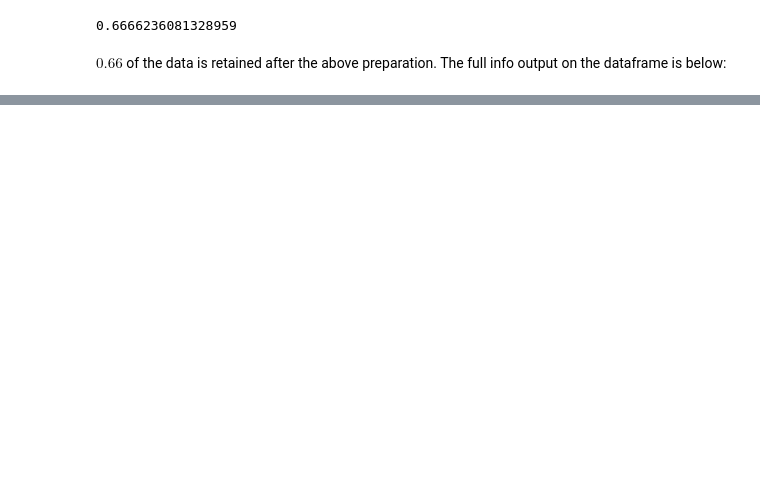
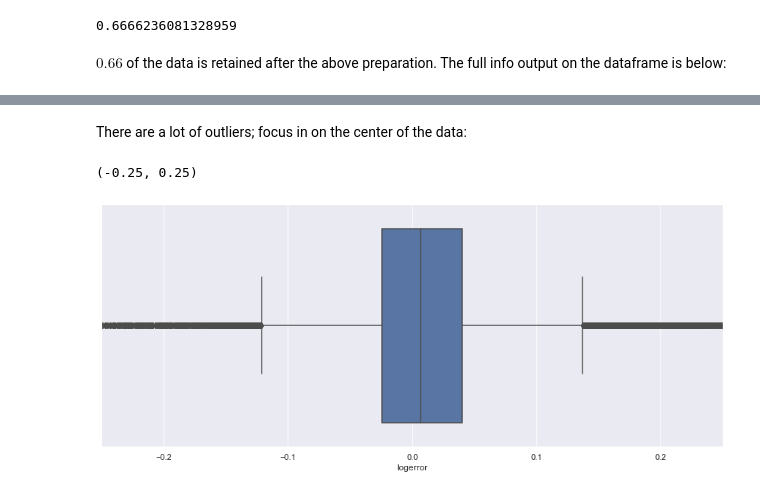
Before and after one commit to stephenfitzsimon/zillow_clustering_project, a Jupyter notebook: final_report.ipynb, the cells around one changed output, grey strips where cells are left out. Drawn from its saved outputs; the diff is of its cells as text; code cells hidden in the pictures; blank space fills up the shorter version.

```diff
--- a/final_report.ipynb
+++ b/final_report.ipynb
@@ -210,0 +273,8 @@ info_df.set_index('subset')
+# %% [markdown]
+There are a lot of outliers; focus in on the center of the data:
+# %%
+sns.boxplot(data=train, x='logerror') # make a boxplot
+plt.xlim((-0.25, 0.25)) # zoom in to see the majority of the data
+# %% [output]
+(-0.25, 0.25)
+[figure, added]
```
Also changed, not shown: parts of 103 cells of this notebook, 3 other files.
